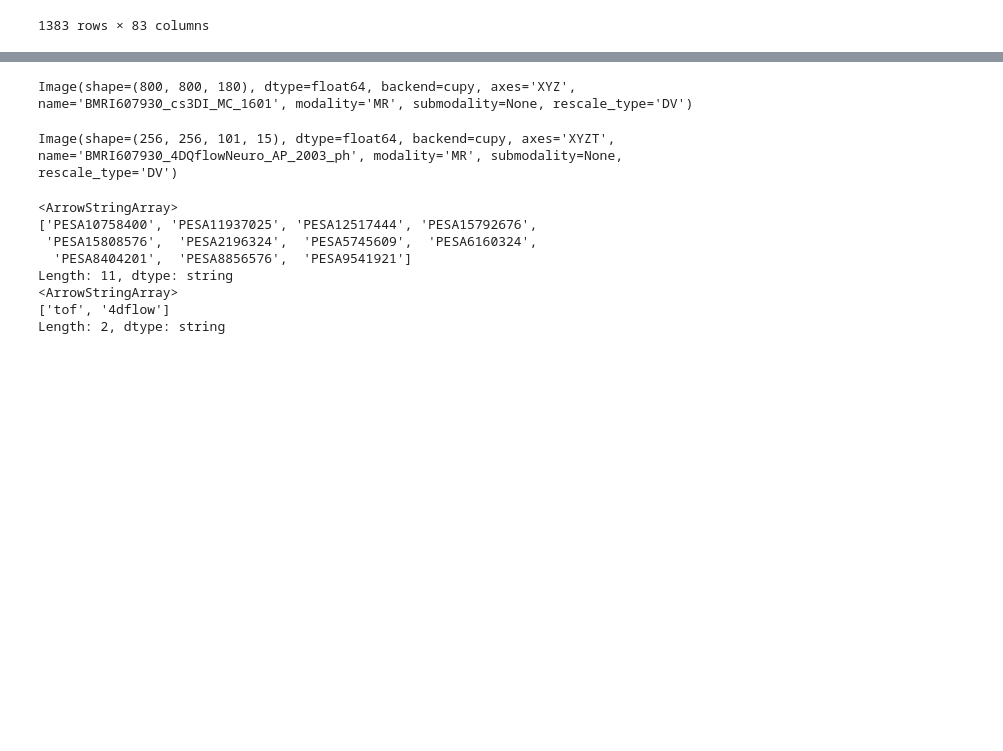
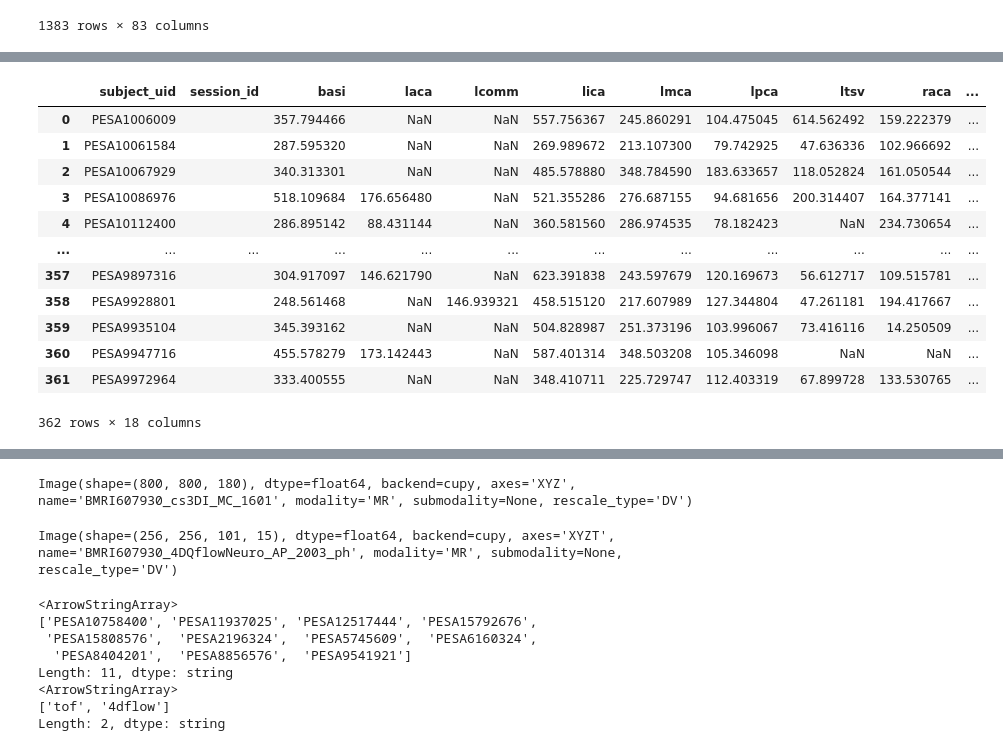
Before and after one commit to CNIC-Neuroimaging/Nvitk, a Jupyter notebook: notebooks/prototypes/database.ipynb, the cells around one changed output, grey strips where cells are left out. Saved outputs shown, nothing was run; the diff lists cells and outputs as text; code cells hidden in the pictures; blank space fills up the shorter version.

```diff
--- a/notebooks/prototypes/database.ipynb
+++ b/notebooks/prototypes/database.ipynb
@@ -327,0 +444,16 @@ repo.image(
+# %%
+repo.image(modality='4dflow', variables=['psf'])
+# %% [output]
+|  | subject_uid | session_id | basi | laca | lcomm | lica | lmca | lpca | ltsv | raca | ... |
+| 0 | PESA1006009 |  | 357.794466 | NaN | NaN | 557.756367 | 245.860291 | 104.475045 | 614.562492 | 159.222379 | ... |
+| 1 | PESA10061584 |  | 287.595320 | NaN | NaN | 269.989672 | 213.107300 | 79.742925 | 47.636336 | 102.966692 | ... |
+| 2 | PESA10067929 |  | 340.313301 | NaN | NaN | 485.578880 | 348.784590 | 183.633657 | 118.052824 | 161.050544 | ... |
+| 3 | PESA10086976 |  | 518.109684 | 176.656480 | NaN | 521.355286 | 276.687155 | 94.681656 | 200.314407 | 164.377141 | ... |
+| 4 | PESA10112400 |  | 286.895142 | 88.431144 | NaN | 360.581560 | 286.974535 | 78.182423 | NaN | 234.730654 | ... |
+| ... | ... | ... | ... | ... | ... | ... | ... | ... | ... | ... | ... |
+| 357 | PESA9897316 |  | 304.917097 | 146.621790 | NaN | 623.391838 | 243.597679 | 120.169673 | 56.612717 | 109.515781 | ... |
+| 358 | PESA9928801 |  | 248.561468 | NaN | 146.939321 | 458.515120 | 217.607989 | 127.344804 | 47.261181 | 194.417667 | ... |
+| 359 | PESA9935104 |  | 345.393162 | NaN | NaN | 504.828987 | 251.373196 | 103.996067 | 73.416116 | 14.250509 | ... |
+| 360 | PESA9947716 |  | 455.578279 | 173.142443 | NaN | 587.401314 | 348.503208 | 105.346098 | NaN | NaN | ... |
+| 361 | PESA9972964 |  | 333.400555 | NaN | NaN | 348.410711 | 225.729747 | 112.403319 | 67.899728 | 133.530765 | ... |
+362 rows × 18 columns
```
Also changed, not shown: parts of 2 cells of this notebook, 11 other files.
